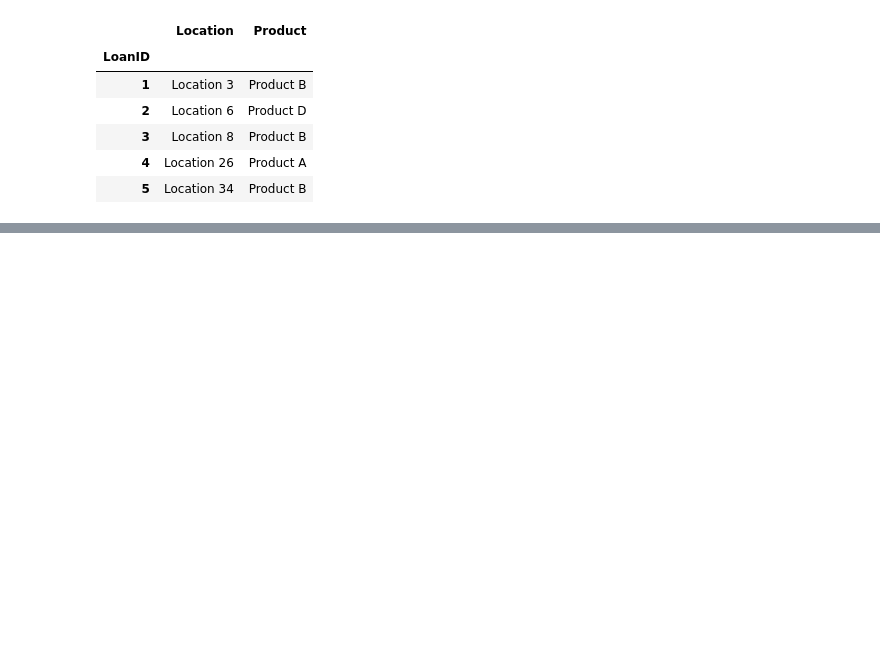
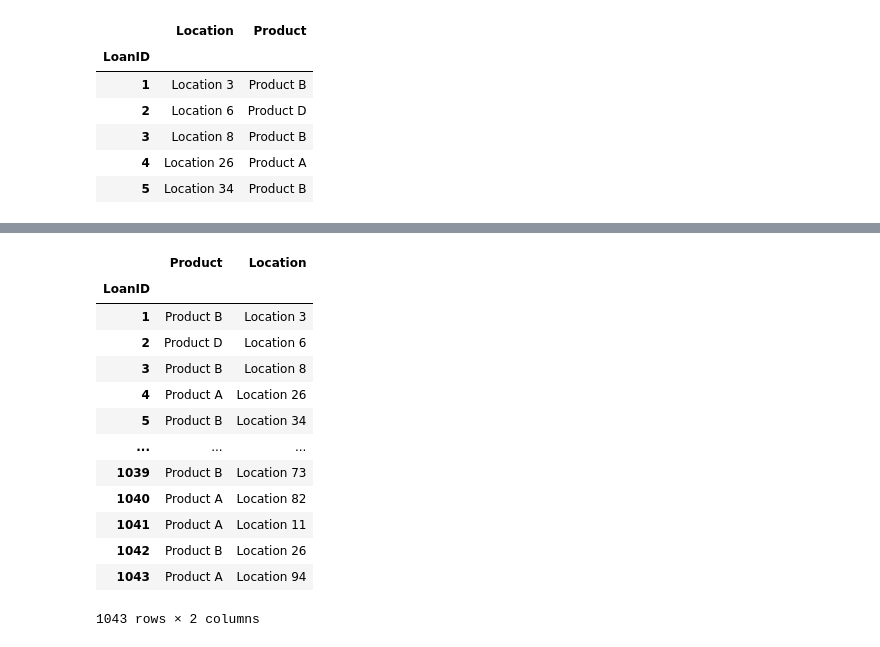
Before and after one commit to withraja/Pandas-Tutorial, a Jupyter notebook: 3 Pandas Dataframe.ipynb, the cells around one changed output, grey strips where cells are left out. Saved outputs shown, nothing was run; the diff lists cells and outputs as text; code cells hidden in the pictures; blank space fills up the shorter version.

```diff
--- a/3 Pandas Dataframe.ipynb
+++ b/3 Pandas Dataframe.ipynb
@@ -279,0 +340,17 @@ lending_co_data[prod_loc].head()
+# %%
+lending_co_data.iloc[:, [1, 3]]
+# %% [output]
+|  | Product | Location |
+| LoanID |  |  |
+| 1 | Product B | Location 3 |
+| 2 | Product D | Location 6 |
+| 3 | Product B | Location 8 |
+| 4 | Product A | Location 26 |
+| 5 | Product B | Location 34 |
+| ... | ... | ... |
+| 1039 | Product B | Location 73 |
+| 1040 | Product A | Location 82 |
+| 1041 | Product A | Location 11 |
+| 1042 | Product B | Location 26 |
+| 1043 | Product A | Location 94 |
+1043 rows × 2 columns
```
Also changed, not shown: parts of 17 cells of this notebook.
